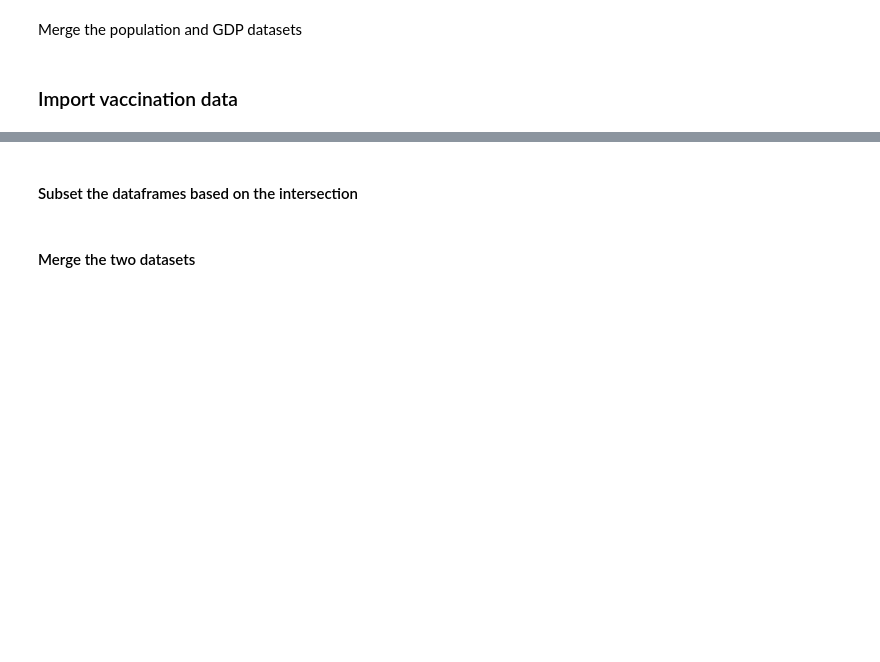
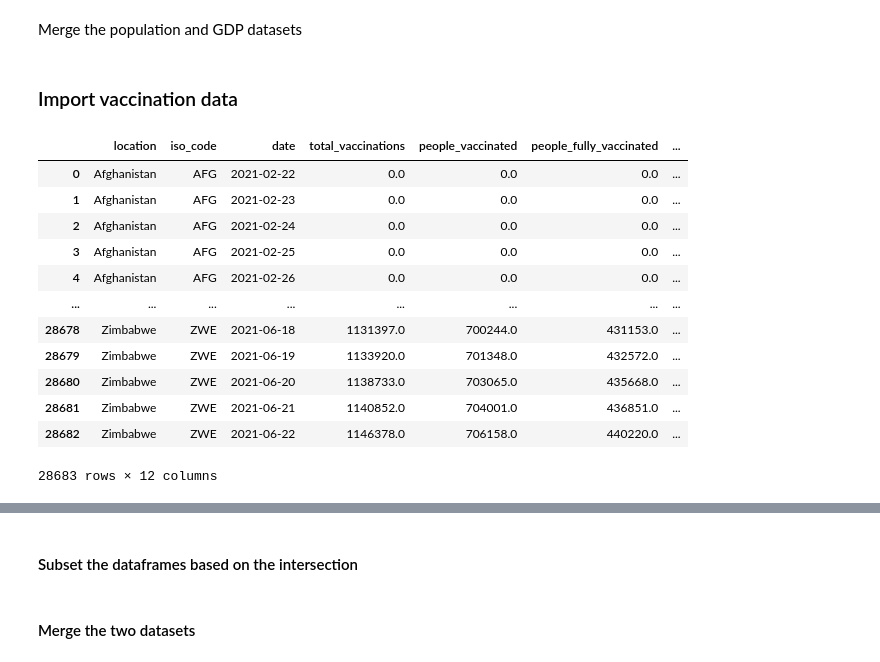
Before and after one commit to cudemans/global-vac-rollout, a Jupyter notebook: Processing/data_processing.ipynb, the cells around one changed output, grey strips where cells are left out. Drawn from its saved outputs; the diff is of its cells as text; code cells hidden in the pictures; blank space fills up the shorter version.

```diff
--- a/Processing/data_processing.ipynb
+++ b/Processing/data_processing.ipynb
@@ -41,3 +41,19 @@ data_vac = pd.read_csv('https://raw.githubusercontent.com/owid/covid-19-data/mas
 # %%
 # Fill latest NaN values
 new_vac = data_vac.fillna(method='ffill')
+# %%
+newer
+# %% [output]
+|  | location | iso_code | date | total_vaccinations | people_vaccinated | people_fully_vaccinated | ... |
+| 0 | Afghanistan | AFG | 2021-02-22 | 0.0 | 0.0 | 0.0 | ... |
+| 1 | Afghanistan | AFG | 2021-02-23 | 0.0 | 0.0 | 0.0 | ... |
+| 2 | Afghanistan | AFG | 2021-02-24 | 0.0 | 0.0 | 0.0 | ... |
+| 3 | Afghanistan | AFG | 2021-02-25 | 0.0 | 0.0 | 0.0 | ... |
+| 4 | Afghanistan | AFG | 2021-02-26 | 0.0 | 0.0 | 0.0 | ... |
+| ... | ... | ... | ... | ... | ... | ... | ... |
+| 28678 | Zimbabwe | ZWE | 2021-06-18 | 1131397.0 | 700244.0 | 431153.0 | ... |
+| 28679 | Zimbabwe | ZWE | 2021-06-19 | 1133920.0 | 701348.0 | 432572.0 | ... |
+| 28680 | Zimbabwe | ZWE | 2021-06-20 | 1138733.0 | 703065.0 | 435668.0 | ... |
+| 28681 | Zimbabwe | ZWE | 2021-06-21 | 1140852.0 | 704001.0 | 436851.0 | ... |
+| 28682 | Zimbabwe | ZWE | 2021-06-22 | 1146378.0 | 706158.0 | 440220.0 | ... |
+28683 rows × 12 columns
```
Also changed, not shown: parts of 3 cells of this notebook, 7 other files.
